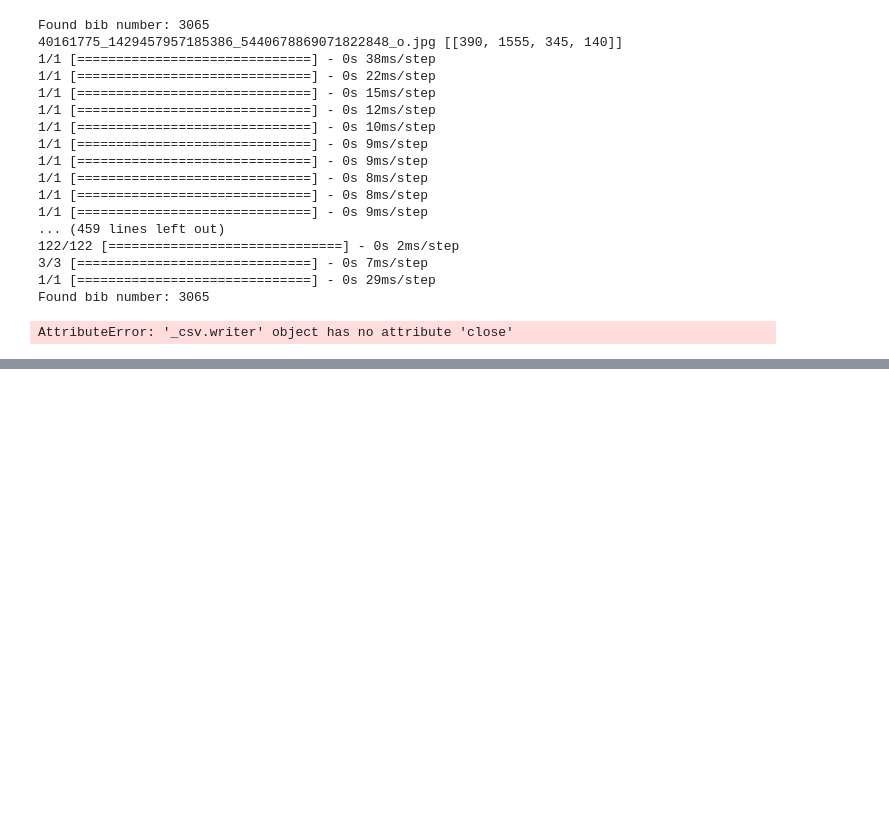
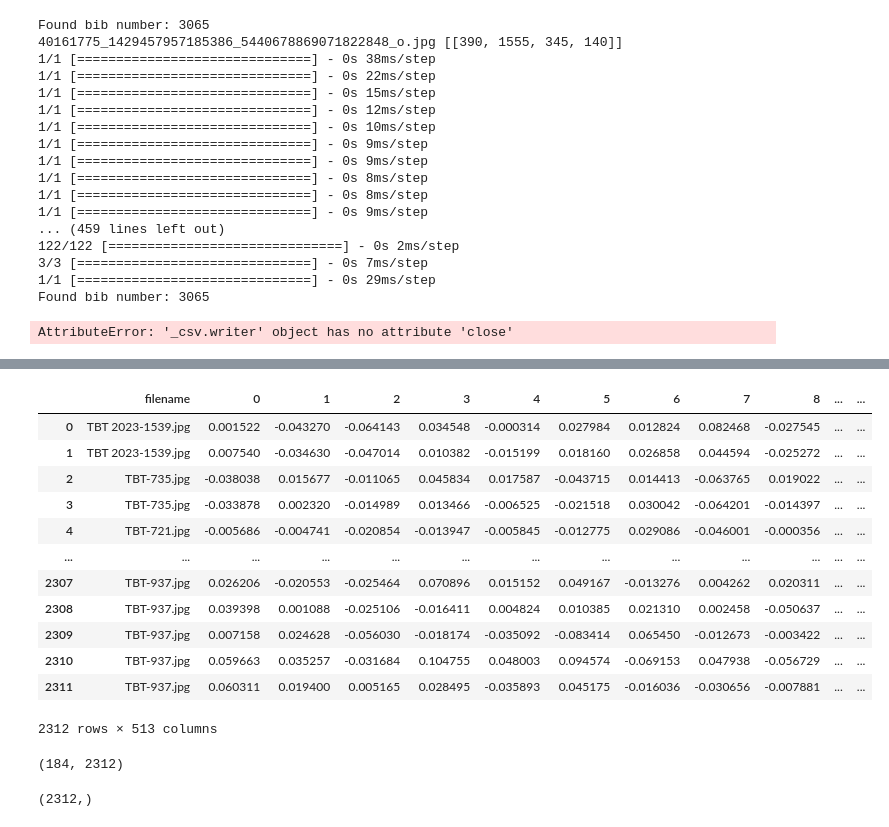
Before and after one commit to sharma-arpit/face-bib-mapping, a Jupyter notebook: Integrated_Pipeline.ipynb, the cells around one changed output, grey strips where cells are left out. Drawn from its saved outputs; the diff is of its cells as text; code cells hidden in the pictures; blank space fills up the shorter version.

```diff
--- a/Integrated_Pipeline.ipynb
+++ b/Integrated_Pipeline.ipynb
@@ -289 +320,17 @@ identified = pd.concat([df_runner.iloc[:, start_index], emb_runner], axis=1).rei
+# %%
+unidentified.loc[~(emb_non_runner==0).all(axis=1)]
+# %% [output]
+|  | filename | 0 | 1 | 2 | 3 | 4 | 5 | 6 | 7 | 8 | ... | ... |
+| 0 | TBT 2023-1539.jpg | 0.001522 | -0.043270 | -0.064143 | 0.034548 | -0.000314 | 0.027984 | 0.012824 | 0.082468 | -0.027545 | ... | ... |
+| 1 | TBT 2023-1539.jpg | 0.007540 | -0.034630 | -0.047014 | 0.010382 | -0.015199 | 0.018160 | 0.026858 | 0.044594 | -0.025272 | ... | ... |
+| 2 | TBT-735.jpg | -0.038038 | 0.015677 | -0.011065 | 0.045834 | 0.017587 | -0.043715 | 0.014413 | -0.063765 | 0.019022 | ... | ... |
+| 3 | TBT-735.jpg | -0.033878 | 0.002320 | -0.014989 | 0.013466 | -0.006525 | -0.021518 | 0.030042 | -0.064201 | -0.014397 | ... | ... |
+| 4 | TBT-721.jpg | -0.005686 | -0.004741 | -0.020854 | -0.013947 | -0.005845 | -0.012775 | 0.029086 | -0.046001 | -0.000356 | ... | ... |
+| ... | ... | ... | ... | ... | ... | ... | ... | ... | ... | ... | ... | ... |
+| 2307 | TBT-937.jpg | 0.026206 | -0.020553 | -0.025464 | 0.070896 | 0.015152 | 0.049167 | -0.013276 | 0.004262 | 0.020311 | ... | ... |
+| 2308 | TBT-937.jpg | 0.039398 | 0.001088 | -0.025106 | -0.016411 | 0.004824 | 0.010385 | 0.021310 | 0.002458 | -0.050637 | ... | ... |
+| 2309 | TBT-937.jpg | 0.007158 | 0.024628 | -0.056030 | -0.018174 | -0.035092 | -0.083414 | 0.065450 | -0.012673 | -0.003422 | ... | ... |
+| 2310 | TBT-937.jpg | 0.059663 | 0.035257 | -0.031684 | 0.104755 | 0.048003 | 0.094574 | -0.069153 | 0.047938 | -0.056729 | ... | ... |
+| 2311 | TBT-937.jpg | 0.060311 | 0.019400 | 0.005165 | 0.028495 | -0.035893 | 0.045175 | -0.016036 | -0.030656 | -0.007881 | ... | ... |
+2312 rows × 513 columns
 # %%
@@ -298,4 +345,12 @@ emb = emb / row_norms
 # %%
 result = 1 - np.dot(mean_emb, emb.T)
 idx = list(np.argmin(result, axis=0))
+# %%
+result.shape
+# %% [output]
+(184, 2312)
+# %%
+np.argmin(result, axis=0).shape
+# %% [output]
+(2312,)
 # %%
```
Also changed, not shown: parts of 18 cells of this notebook, 1 other file.
